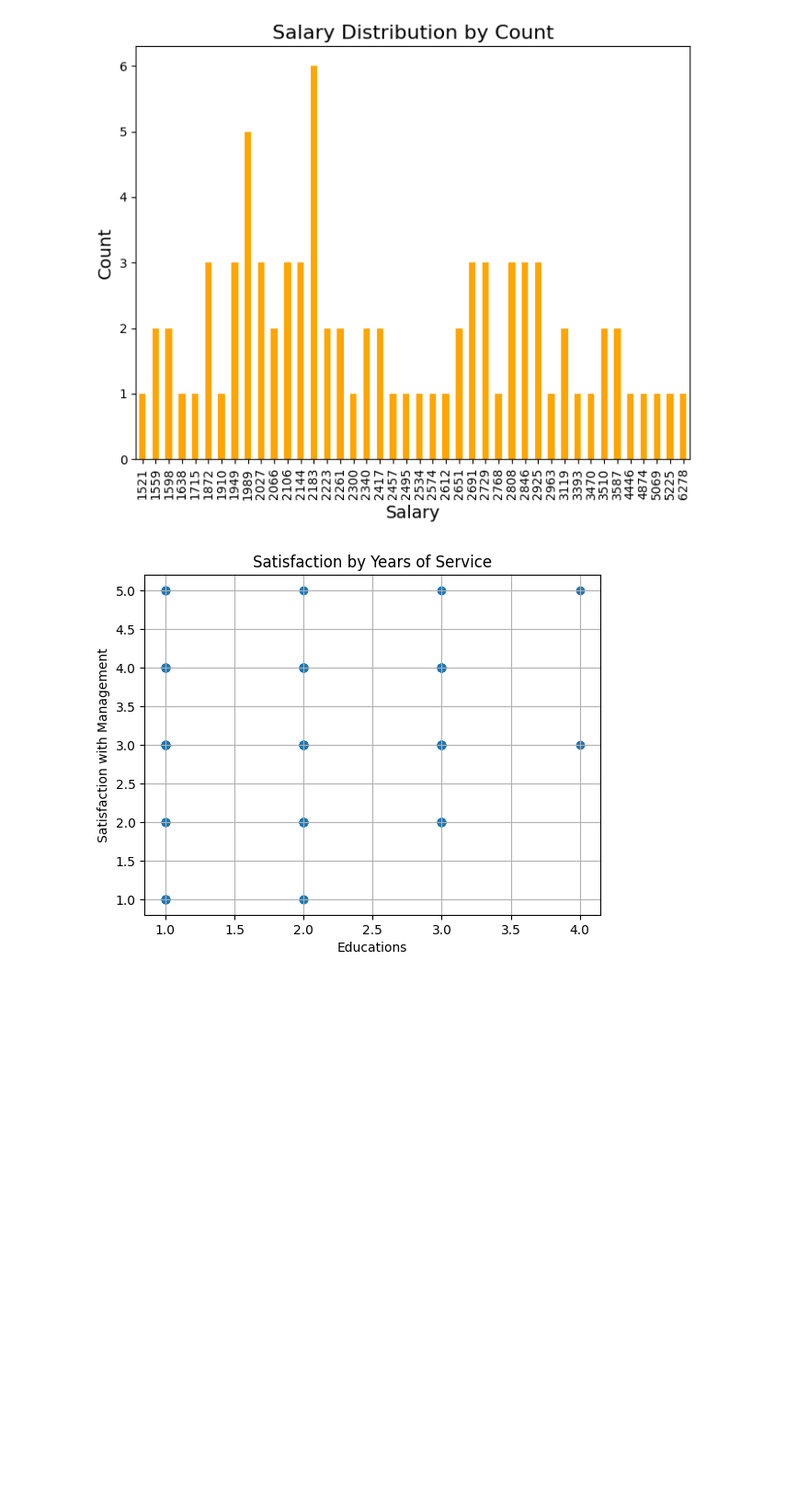
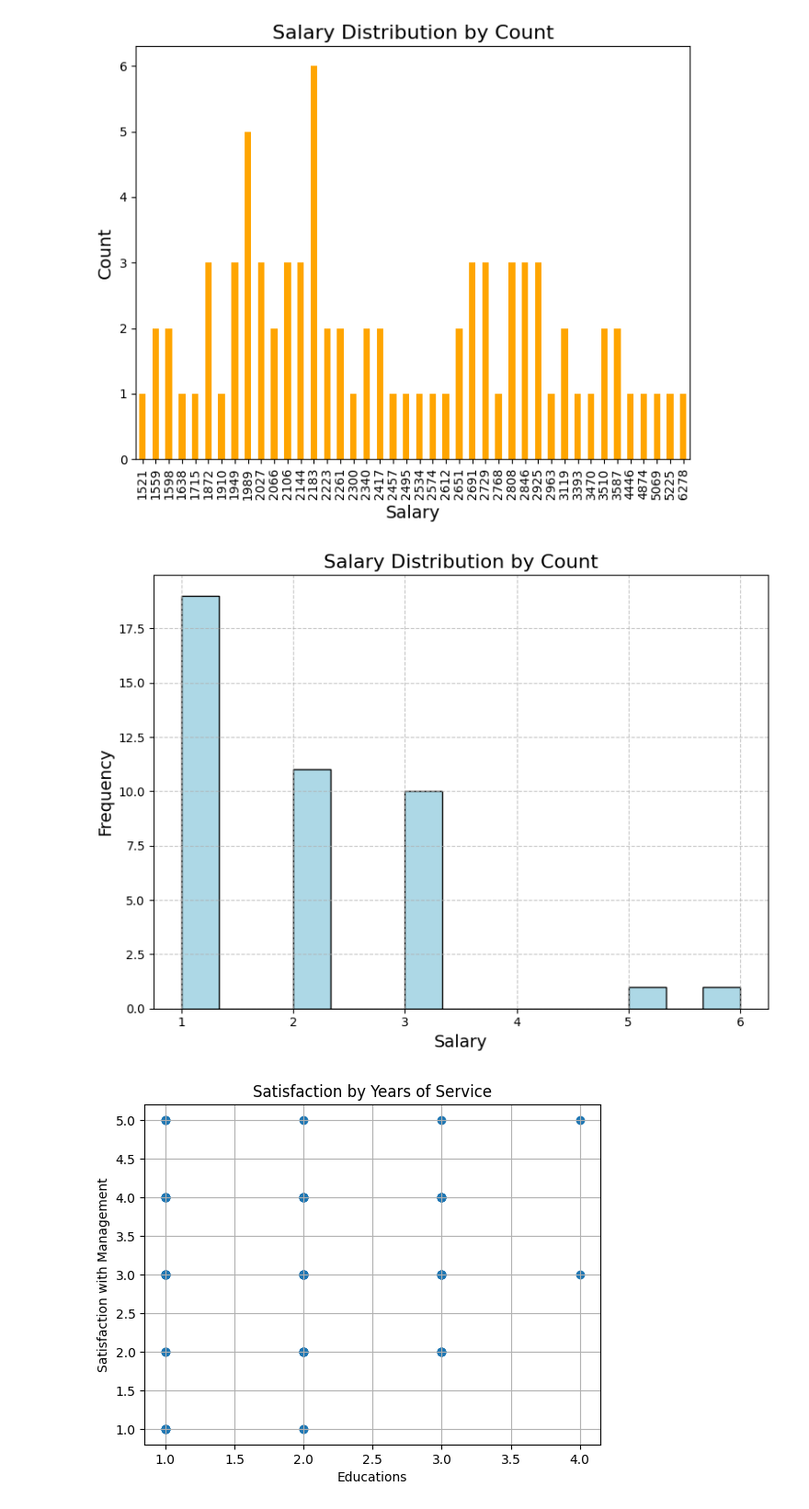
Before and after one commit to YSPLS/Tiedonk-sittely-pythonilla, a Jupyter notebook: code/project.ipynb, the cells around one changed output. Shown at 92% size. Cells and saved outputs as stored; diff of their text form; code cells hidden in the pictures; blank space fills up the shorter version.

```diff
--- a/code/project.ipynb
+++ b/code/project.ipynb
@@ -356,6 +356,23 @@ plt.show()
 # %% [output]
 TypeError: text() missing 1 required positional argument: 's'
 [figure]
+# %%
+# Create the histogram for the 'Count' column
+plt.figure(figsize=(8,6))  # Set figure size
+df6['Count'].plot(kind='hist', color='lightblue', bins=15, edgecolor='black')  # Use more bins and add edge color for clarity
+
+# Add titles and labels
+plt.title('Salary Distribution by Count', fontsize=16)
+plt.xlabel('Salary', fontsize=14)
+plt.ylabel('Frequency', fontsize=14)
+
+# Add gridlines to improve readability
+plt.grid(True, linestyle='--', alpha=0.7)  # Dashed gridlines with transparency
+
+plt.tight_layout()  # Adjust layout to prevent label cut-off
+plt.show()
+# %% [output]
+[figure, added]
 # %%
 # Set the labels and title for the plot
 plt.xlabel("Educations")
```
